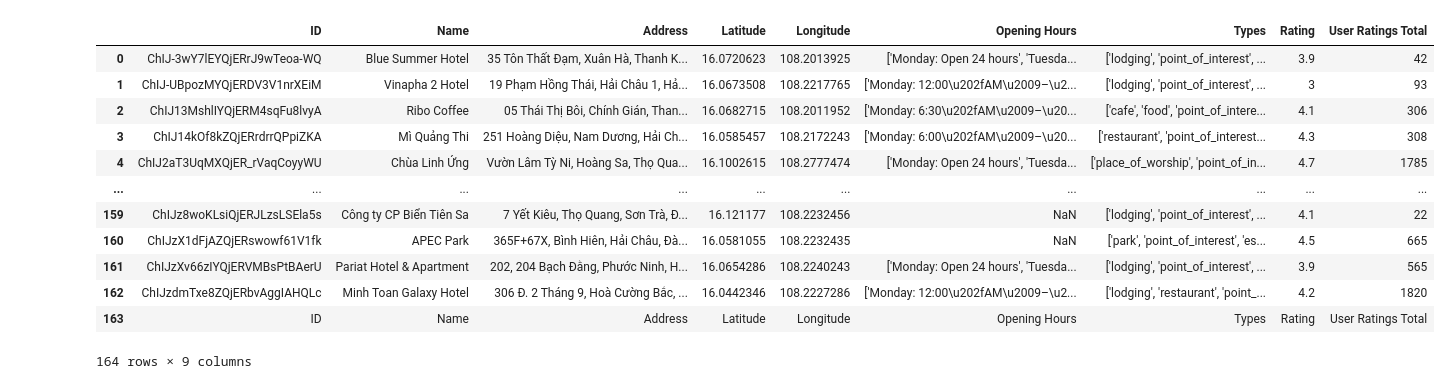
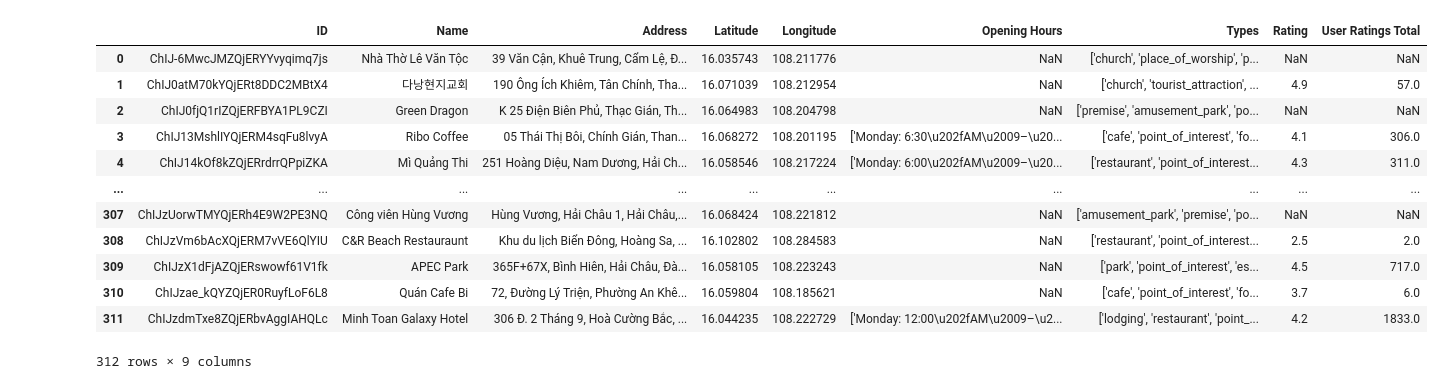
Before and after one commit to anhtuyetdut/Travel-Itinerary, a Jupyter notebook: handle_data.ipynb, the cells around one changed output. Drawn from its saved outputs; the diff is of its cells as text; code cells hidden in the pictures.

Commit message:
newData

```diff
--- a/handle_data.ipynb
+++ b/handle_data.ipynb
@@ -5,15 +6,22 @@ import numpy as np
 # %%
 def readCsv(name):
-    data = pd.read_csv('/home/gracie/Documents/DaNaTravel/training/data/{}.csv'.format(name))
+    data = pd.read_csv('/home/gracie/Documents/DaNaTravel/training/data/data1/{}.csv'.format(name))
     print(len(data))
     data.head(10)
     return data
-# %%
-def removeEmptyRating(data):
-    newData = data.dropna(how='any',subset=['Rating'])
-    print(len(newData))
-    newData.head(10)
-    return newData
+# %%
+def removeEmptyRating(data):
+    # newData = data.dropna(how='any',subset=['Rating'])
+    # print(len(newData))
+    # newData.head(10)
+    df_empty = pd.DataFrame(columns=['ID', 'Name', 'Address', 'Latitude', 'Longitude', 'Opening Hours', 'Types', 'Rating', 'User Ratings Total'])
+    df = pd.DataFrame(columns=['ID', 'Name', 'Address', 'Latitude', 'Longitude', 'Opening Hours', 'Types', 'Rating', 'User Ratings Total'])
+    for i, row in data.iterrows():
+        new_df = pd.DataFrame([row])
+        if math.isnan(float(row['Rating'])): df_empty = pd.concat([df_empty, new_df])
+        else: df = pd.concat([df, new_df])
+    return df, df_empty
+    # return newData
 # %%
 def removeUnvalidRating(data):
     dataChange = data
@@ -61,15 +66,15 @@ def write_header():
         writer = csv.writer(f)
         writer.writerow(header)
 # %%
-fileNames = ['dong', 'nam', 'bac']
-write_header()
-for name in fileNames:
-    print(name)
-    data = readCsv(name)
-    data = removeEmptyRating(data)
-    data = removeUnvalidRating(data)
-    data = handleUserRatingTotal(data)
-    data = resetIndex(data)
-    newData = handle_types(data)
-    write_csv(newData)
+# fileNames = ['data']
+# write_header('Empty')
+# write_header('NotEmpty')
+data = readCsv('data')
+data, data_empty = removeEmptyRating(data)
+    # data = removeUnvalidRating(data)
+    # data = handleUserRatingTotal(data)
+    # data = resetIndex(data)
+    # newData = handle_types(data)
+write_csv(data, 'NotEmpty')
+write_csv(data_empty, 'Empty')
 # %% [output]
@@ -91,22 +93,22 @@ def handleDuplicates(data):
     data = data.drop_duplicates(subset=['ID'], keep='last')
     return data
 # %%
-data = pd.read_csv('/home/gracie/Documents/DaNaTravel/training/data/newData.csv')
+data = pd.read_csv('/home/gracie/Documents/DaNaTravel/training/data/data1/nonEmptyHandleTypes.csv')
 newData = handleDuplicates(data)
 newData = resetIndex(newData)
 newData
 # %% [output]
 |  | ID | Name | Address | Latitude | Longitude | Opening Hours | Types | Rating | User Ratings Total |
-| 0 | ChIJ-3wY7lEYQjERrJ9wTeoa-WQ | Blue Summer Hotel | 35 Tôn Thất Đạm, Xuân Hà, Thanh K... | 16.0720623 | 108.2013925 | ['Monday: Open 24 hours', 'Tuesda... | ['lodging', 'point_of_interest', ... | 3.9 | 42 |
-| 1 | ChIJ-UBpozMYQjERDV3V1nrXEiM | Vinapha 2 Hotel | 19 Phạm Hồng Thái, Hải Châu 1, Hả... | 16.0673508 | 108.2217765 | ['Monday: 12:00\u202fAM\u2009–\u2... | ['lodging', 'point_of_interest', ... | 3 | 93 |
-| 2 | ChIJ13MshlIYQjERM4sqFu8lvyA | Ribo Coffee | 05 Thái Thị Bôi, Chính Gián, Than... | 16.0682715 | 108.2011952 | ['Monday: 6:30\u202fAM\u2009–\u20... | ['cafe', 'food', 'point_of_intere... | 4.1 | 306 |
-| 3 | ChIJ14kOf8kZQjERrdrrQPpiZKA | Mì Quảng Thi | 251 Hoàng Diệu, Nam Dương, Hải Ch... | 16.0585457 | 108.2172243 | ['Monday: 6:00\u202fAM\u2009–\u20... | ['restaurant', 'point_of_interest... | 4.3 | 308 |
-| 4 | ChIJ2aT3UqMXQjER_rVaqCoyyWU | Chùa Linh Ứng | Vườn Lâm Tỳ Ni, Hoàng Sa, Thọ Qua... | 16.1002615 | 108.2777474 | ['Monday: Open 24 hours', 'Tuesda... | ['place_of_worship', 'point_of_in... | 4.7 | 1785 |
+| 0 | ChIJ-6MwcJMZQjERYYvyqimq7js | Nhà Thờ Lê Văn Tộc | 39 Văn Cận, Khuê Trung, Cẩm Lệ, Đ... | 16.035743 | 108.211776 | NaN | ['church', 'place_of_worship', 'p... | NaN | NaN |
+| 1 | ChIJ0atM70kYQjERt8DDC2MBtX4 | 다낭현지교회 | 190 Ông Ích Khiêm, Tân Chính, Tha... | 16.071039 | 108.212954 | NaN | ['church', 'tourist_attraction', ... | 4.9 | 57.0 |
+| 2 | ChIJ0fjQ1rIZQjERFBYA1PL9CZI | Green Dragon | K 25 Điện Biên Phủ, Thạc Gián, Th... | 16.064983 | 108.204798 | NaN | ['premise', 'amusement_park', 'po... | NaN | NaN |
+| 3 | ChIJ13MshlIYQjERM4sqFu8lvyA | Ribo Coffee | 05 Thái Thị Bôi, Chính Gián, Than... | 16.068272 | 108.201195 | ['Monday: 6:30\u202fAM\u2009–\u20... | ['cafe', 'point_of_interest', 'fo... | 4.1 | 306.0 |
+| 4 | ChIJ14kOf8kZQjERrdrrQPpiZKA | Mì Quảng Thi | 251 Hoàng Diệu, Nam Dương, Hải Ch... | 16.058546 | 108.217224 | ['Monday: 6:00\u202fAM\u2009–\u20... | ['restaurant', 'point_of_interest... | 4.3 | 311.0 |
 | ... | ... | ... | ... | ... | ... | ... | ... | ... | ... |
-| 159 | ChIJz8woKLsiQjERJLzsLSEla5s | Công ty CP Biển Tiên Sa | 7 Yết Kiêu, Thọ Quang, Sơn Trà, Đ... | 16.121177 | 108.2232456 | NaN | ['lodging', 'point_of_interest', ... | 4.1 | 22 |
-| 160 | ChIJzX1dFjAZQjERswowf61V1fk | APEC Park | 365F+67X, Bình Hiên, Hải Châu, Đà... | 16.0581055 | 108.2232435 | NaN | ['park', 'point_of_interest', 'es... | 4.5 | 665 |
-| 161 | ChIJzXv66zIYQjERVMBsPtBAerU | Pariat Hotel & Apartment | 202, 204 Bạch Đằng, Phước Ninh, H... | 16.0654286 | 108.2240243 | ['Monday: Open 24 hours', 'Tuesda... | ['lodging', 'point_of_interest', ... | 3.9 | 565 |
-| 162 | ChIJzdmTxe8ZQjERbvAggIAHQLc | Minh Toan Galaxy Hotel | 306 Đ. 2 Tháng 9, Hoà Cường Bắc, ... | 16.0442346 | 108.2227286 | ['Monday: 12:00\u202fAM\u2009–\u2... | ['lodging', 'restaurant', 'point_... | 4.2 | 1820 |
-| 163 | ID | Name | Address | Latitude | Longitude | Opening Hours | Types | Rating | User Ratings Total |
+| 307 | ChIJzUorwTMYQjERh4E9W2PE3NQ | Công viên Hùng Vương | Hùng Vương, Hải Châu 1, Hải Châu,... | 16.068424 | 108.221812 | NaN | ['amusement_park', 'premise', 'po... | NaN | NaN |
+| 308 | ChIJzVm6bAcXQjERM7vVE6QlYIU | C&R Beach Restauraunt | Khu du lịch Biển Đông, Hoàng Sa, ... | 16.102802 | 108.284583 | NaN | ['restaurant', 'point_of_interest... | 2.5 | 2.0 |
+| 309 | ChIJzX1dFjAZQjERswowf61V1fk | APEC Park | 365F+67X, Bình Hiên, Hải Châu, Đà... | 16.058105 | 108.223243 | NaN | ['park', 'point_of_interest', 'es... | 4.5 | 717.0 |
+| 310 | ChIJzae_kQYZQjER0RuyfLoF6L8 | Quán Cafe Bi | 72, Đường Lý Triện, Phường An Khê... | 16.059804 | 108.185621 | NaN | ['cafe', 'point_of_interest', 'fo... | 3.7 | 6.0 |
+| 311 | ChIJzdmTxe8ZQjERbvAggIAHQLc | Minh Toan Galaxy Hotel | 306 Đ. 2 Tháng 9, Hoà Cường Bắc, ... | 16.044235 | 108.222729 | ['Monday: 12:00\u202fAM\u2009–\u2... | ['lodging', 'restaurant', 'point_... | 4.2 | 1833.0 |
-164 rows × 9 columns
+312 rows × 9 columns
 # %%
```
Also changed, not shown: parts of 8 cells of this notebook, 10 other files.
